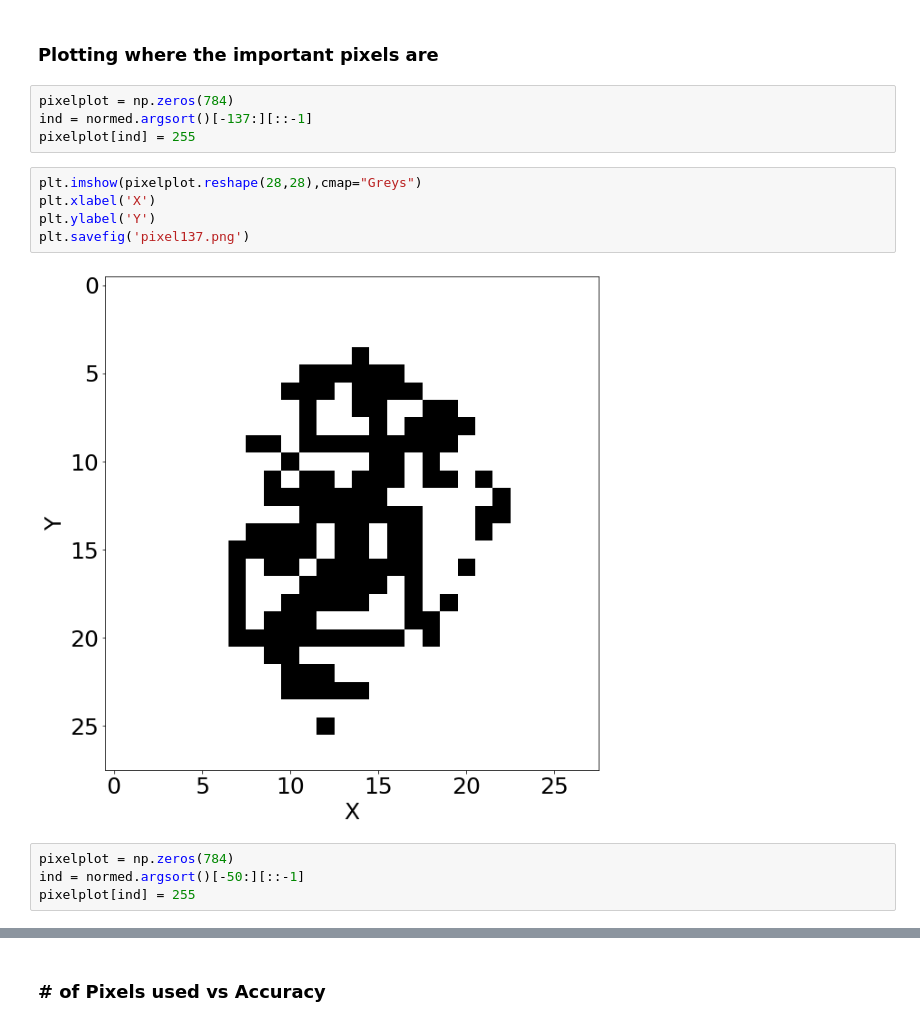
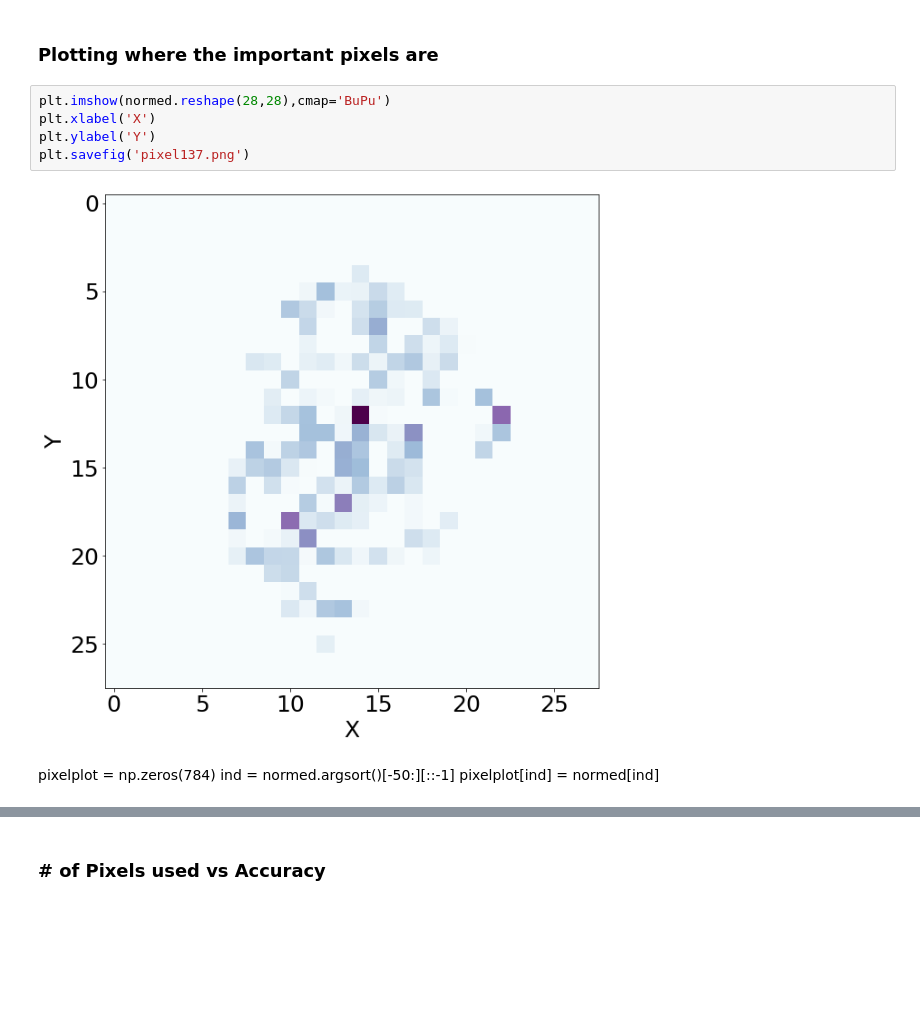
Before and after one commit to chrismhl/AMATH563, a Jupyter notebook: Homework1/AMATH563_Homework1_Code.ipynb, the cells around one changed output, grey strips where cells are left out. Drawn from its saved outputs; the diff is of its cells as text; blank space fills up the shorter version.

```diff
--- a/Homework1/AMATH563_Homework1_Code.ipynb
+++ b/Homework1/AMATH563_Homework1_Code.ipynb
@@ -360,19 +360,15 @@ np.count_nonzero(normed)
 137
 # %% [markdown]
 ### Plotting where the important pixels are
-# %%
-pixelplot = np.zeros(784)
-ind = normed.argsort()[-137:][::-1]
-pixelplot[ind] = 255
 # %%
-plt.imshow(pixelplot.reshape(28,28),cmap="Greys")
+plt.imshow(normed.reshape(28,28),cmap='BuPu')
 plt.xlabel('X')
 plt.ylabel('Y')
 plt.savefig('pixel137.png')
 # %% [output]
-[figure, old version]
+[figure, new version]
-# %%
-pixelplot = np.zeros(784)
-ind = normed.argsort()[-50:][::-1]
-pixelplot[ind] = 255
+# %% [markdown]
+pixelplot = np.zeros(784)
+ind = normed.argsort()[-50:][::-1]
+pixelplot[ind] = normed[ind]
 # %%
```
Also changed, not shown: parts of 33 cells of this notebook.
